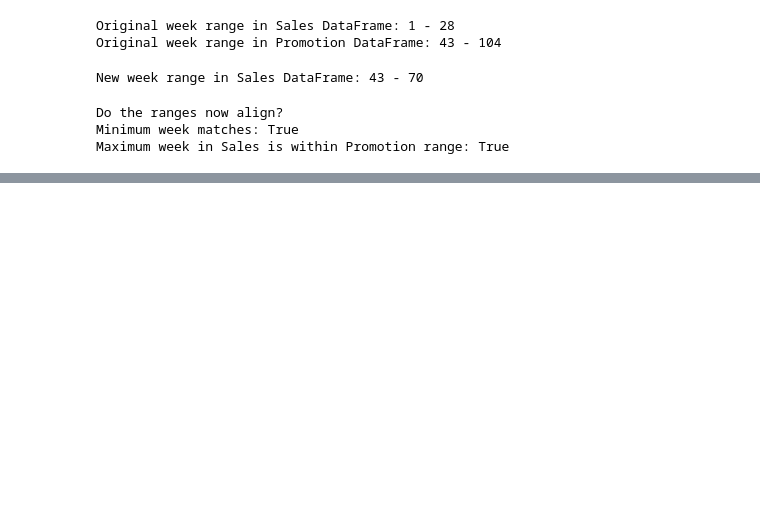
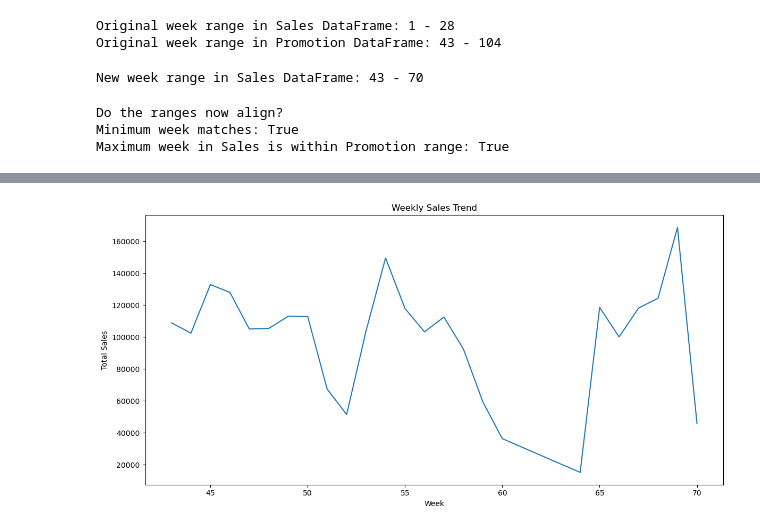
Before and after one commit to Kusalani/Sales-and-Promotions-Analysis, a Jupyter notebook: models/Data preparation.ipynb, the cells around one changed output, grey strips where cells are left out. Drawn from its saved outputs; the diff is of its cells as text; code cells hidden in the pictures; blank space fills up the shorter version.

```diff
--- a/models/Data preparation.ipynb
+++ b/models/Data preparation.ipynb
@@ -255,0 +279,5 @@ Maximum week in Sales is within Promotion range: True
+# %%
+# 4. Merge datasets
+sales_with_items = pd.merge(sales_df, items_df, on='code', how='left')
+sales_with_promo = pd.merge(sales_with_items, promotion_df, on=['code', 'supermarket_id', 'week', 'province'], how='left')
+full_dataset = pd.merge(sales_with_promo, supermarkets_df, on='supermarket_id', how='left')
@@ -255,0 +345,5 @@ Maximum week in Sales is within Promotion range: True
+# %%
+# 5. Handle NaN values in 'feature' and 'display' columns
+full_dataset['has_promotion'] = (~full_dataset['feature'].isna()).astype(int)
+full_dataset['feature'] = full_dataset['feature'].fillna('No Promotion')
+full_dataset['display'] = full_dataset['display'].fillna('No Display')
@@ -255,0 +355,5 @@ Maximum week in Sales is within Promotion range: True
+# %%
+# 6. Feature engineering
+full_dataset['day_of_week'] = pd.to_datetime(full_dataset['day'], unit='D').dt.dayofweek
+full_dataset['is_weekend'] = full_dataset['day_of_week'].isin([5, 6]).astype(int)
+full_dataset['total_sales'] = full_dataset['amount'] * full_dataset['units']
@@ -255,0 +382,19 @@ Maximum week in Sales is within Promotion range: True
+# %%
+# Encode categorical variables
+le = LabelEncoder()
+for col in ['feature', 'display', 'type', 'brand']:
+    full_dataset[col] = le.fit_transform(full_dataset[col].astype(str))
+# %%
+# Group sales by week and calculate total sales
+weekly_sales = full_dataset.groupby('week')['total_sales'].sum().reset_index()
+
+# Create a line plot of weekly sales
+plt.figure(figsize=(12, 6))
+plt.plot(weekly_sales['week'], weekly_sales['total_sales'])
+plt.title('Weekly Sales Trend')
+plt.xlabel('Week')
+plt.ylabel('Total Sales')
+plt.tight_layout()
+plt.show()
+# %% [output]
+[figure, added]
```
Also changed, not shown: parts of 26 cells of this notebook.
